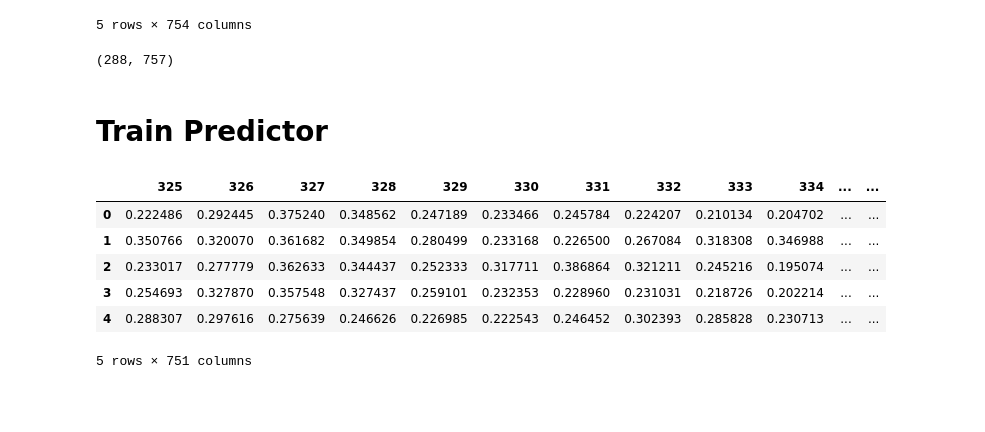
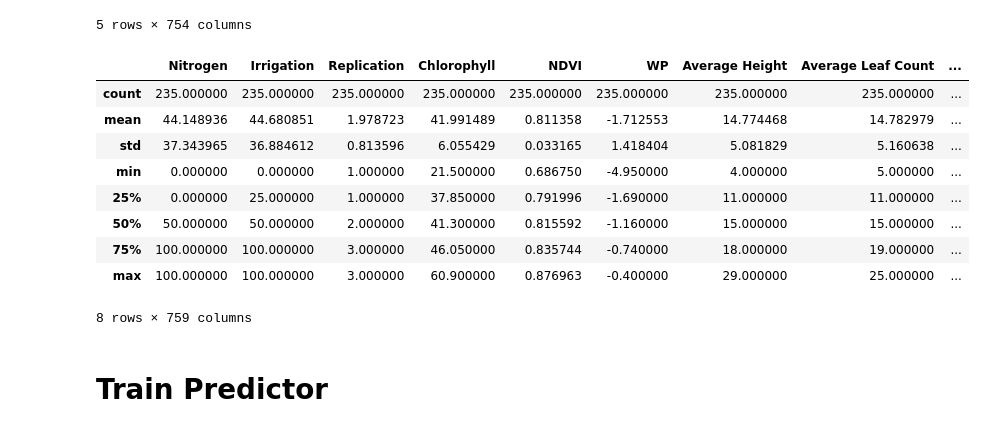
Before and after one commit to cheripai/thesis, a Jupyter notebook: notebooks/Lettuce_Spectra_Analysis.ipynb, the cells around one changed output. Cells and saved outputs as stored; diff of their text form; code cells hidden in the pictures; blank space fills up the shorter version.

```diff
--- a/notebooks/Lettuce_Spectra_Analysis.ipynb
+++ b/notebooks/Lettuce_Spectra_Analysis.ipynb
@@ -81,17 +85,16 @@ df = pd.concat([df_10_20, df_10_27, df_11_03, df_11_10, df_11_17, df_11_22])
 # %%
-df.shape
+df.describe()
 # %% [output]
+|  | Nitrogen | Irrigation | Replication | Chlorophyll | NDVI | WP | Average Height | Average Leaf Count | ... |
+| count | 235.000000 | 235.000000 | 235.000000 | 235.000000 | 235.000000 | 235.000000 | 235.000000 | 235.000000 | ... |
+| mean | 44.148936 | 44.680851 | 1.978723 | 41.991489 | 0.811358 | -1.712553 | 14.774468 | 14.782979 | ... |
+| std | 37.343965 | 36.884612 | 0.813596 | 6.055429 | 0.033165 | 1.418404 | 5.081829 | 5.160638 | ... |
+| min | 0.000000 | 0.000000 | 1.000000 | 21.500000 | 0.686750 | -4.950000 | 4.000000 | 5.000000 | ... |
+| 25% | 0.000000 | 25.000000 | 1.000000 | 37.850000 | 0.791996 | -1.690000 | 11.000000 | 11.000000 | ... |
+| 50% | 50.000000 | 50.000000 | 2.000000 | 41.300000 | 0.815592 | -1.160000 | 15.000000 | 15.000000 | ... |
+| 75% | 100.000000 | 100.000000 | 3.000000 | 46.050000 | 0.835744 | -0.740000 | 18.000000 | 19.000000 | ... |
+| max | 100.000000 | 100.000000 | 3.000000 | 60.900000 | 0.876963 | -0.400000 | 29.000000 | 25.000000 | ... |
-(288, 757)
+8 rows × 759 columns
 # %% [markdown]
 # Train Predictor
-# %%
-df.iloc[:, 6:].head()
-# %% [output]
-|  | 325 | 326 | 327 | 328 | 329 | 330 | 331 | 332 | 333 | 334 | ... | ... |
-| 0 | 0.222486 | 0.292445 | 0.375240 | 0.348562 | 0.247189 | 0.233466 | 0.245784 | 0.224207 | 0.210134 | 0.204702 | ... | ... |
-| 1 | 0.350766 | 0.320070 | 0.361682 | 0.349854 | 0.280499 | 0.233168 | 0.226500 | 0.267084 | 0.318308 | 0.346988 | ... | ... |
-| 2 | 0.233017 | 0.277779 | 0.362633 | 0.344437 | 0.252333 | 0.317711 | 0.386864 | 0.321211 | 0.245216 | 0.195074 | ... | ... |
-| 3 | 0.254693 | 0.327870 | 0.357548 | 0.327437 | 0.259101 | 0.232353 | 0.228960 | 0.231031 | 0.218726 | 0.202214 | ... | ... |
-| 4 | 0.288307 | 0.297616 | 0.275639 | 0.246626 | 0.226985 | 0.222543 | 0.246452 | 0.302393 | 0.285828 | 0.230713 | ... | ... |
-5 rows × 751 columns
 # %%
```
Also changed, not shown: parts of 25 cells of this notebook.
